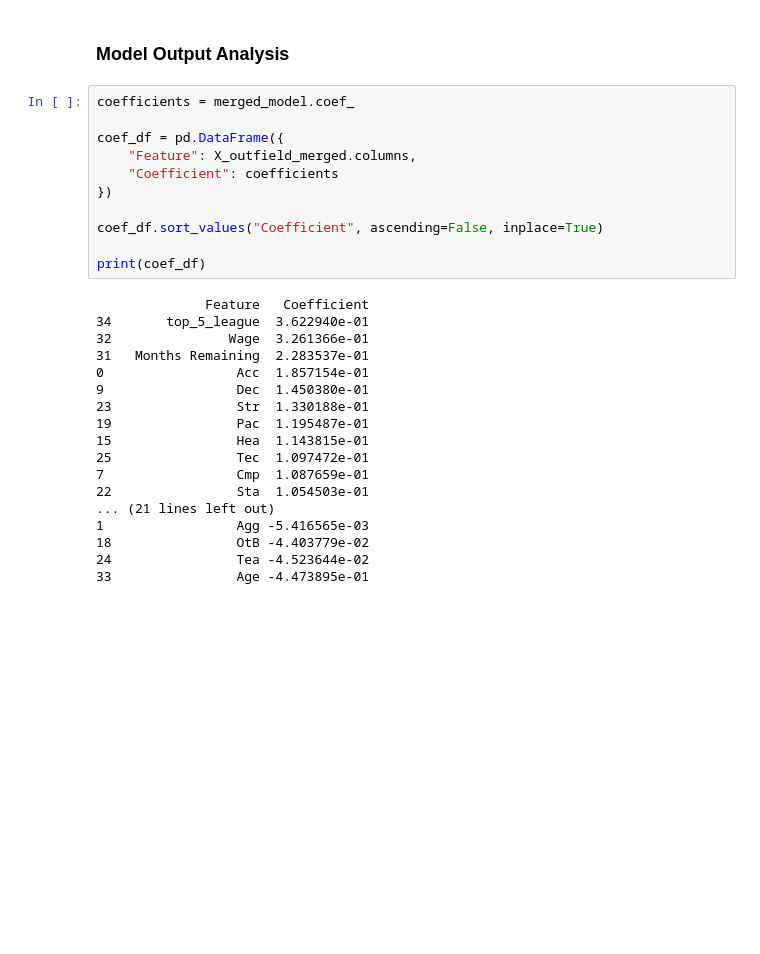
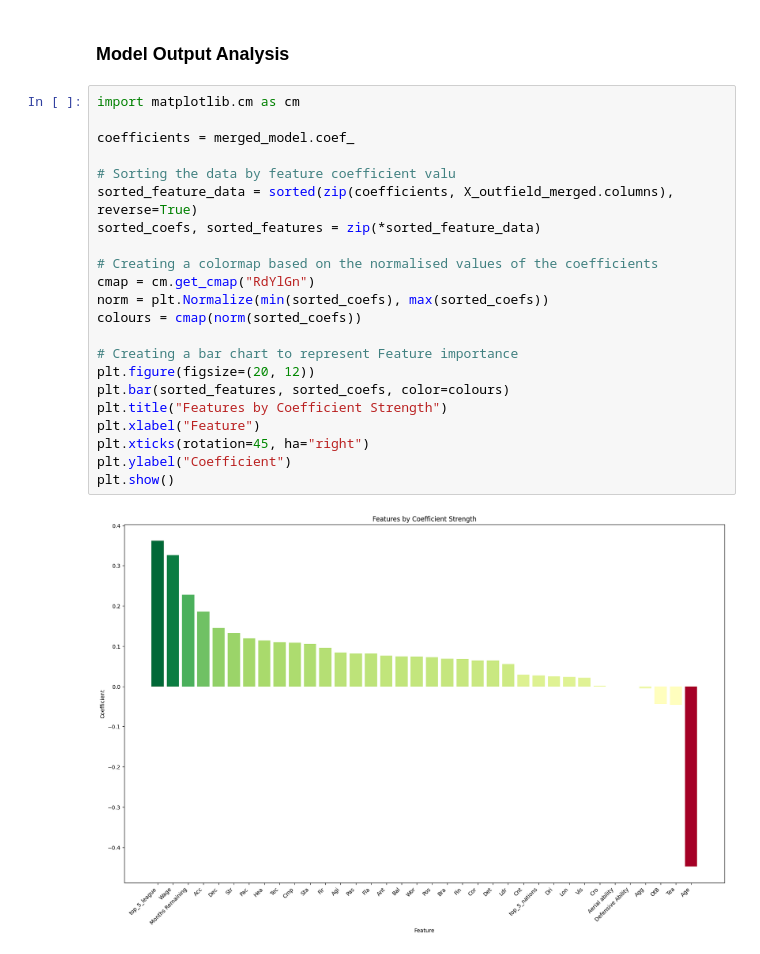
Before and after one commit to louis-porter/FM24_player_valuation_analysis, a Jupyter notebook: FM_player_valuation_analysis.ipynb, the cells around one changed output. Cells and saved outputs as stored; diff of their text form; blank space fills up the shorter version.

```diff
--- a/FM_player_valuation_analysis.ipynb
+++ b/FM_player_valuation_analysis.ipynb
@@ -291,31 +327,26 @@ The Merged set shows slightly higher variance but a slighly lower bias, I am goi
 # %% [markdown]
 ### Model Output Analysis
-# %%
-coefficients = merged_model.coef_
-
-coef_df = pd.DataFrame({
-    "Feature": X_outfield_merged.columns,
-    "Coefficient": coefficients
-})
-
-coef_df.sort_values("Coefficient", ascending=False, inplace=True)
-
-print(coef_df)
-# %% [output]
-              Feature   Coefficient
-34       top_5_league  3.622940e-01
-32               Wage  3.261366e-01
-31   Months Remaining  2.283537e-01
-0                 Acc  1.857154e-01
-9                 Dec  1.450380e-01
-23                Str  1.330188e-01
-19                Pac  1.195487e-01
-15                Hea  1.143815e-01
-25                Tec  1.097472e-01
-7                 Cmp  1.087659e-01
-22                Sta  1.054503e-01
-... (21 lines left out)
-1                 Agg -5.416565e-03
-18                OtB -4.403779e-02
-24                Tea -4.523644e-02
-33                Age -4.473895e-01
+# %%
+import matplotlib.cm as cm
+
+coefficients = merged_model.coef_
+
+# Sorting the data by feature coefficient valu
+sorted_feature_data = sorted(zip(coefficients, X_outfield_merged.columns), reverse=True)
+sorted_coefs, sorted_features = zip(*sorted_feature_data)
+
+# Creating a colormap based on the normalised values of the coefficients
+cmap = cm.get_cmap("RdYlGn")
+norm = plt.Normalize(min(sorted_coefs), max(sorted_coefs))
+colours = cmap(norm(sorted_coefs))
+
+# Creating a bar chart to represent Feature importance
+plt.figure(figsize=(20, 12))
+plt.bar(sorted_features, sorted_coefs, color=colours)
+plt.title("Features by Coefficient Strength")
+plt.xlabel("Feature")
+plt.xticks(rotation=45, ha="right")
+plt.ylabel("Coefficient")
+plt.show()
+# %% [output]
+[figure, added]
```
Also changed, not shown: parts of 13 cells of this notebook.
